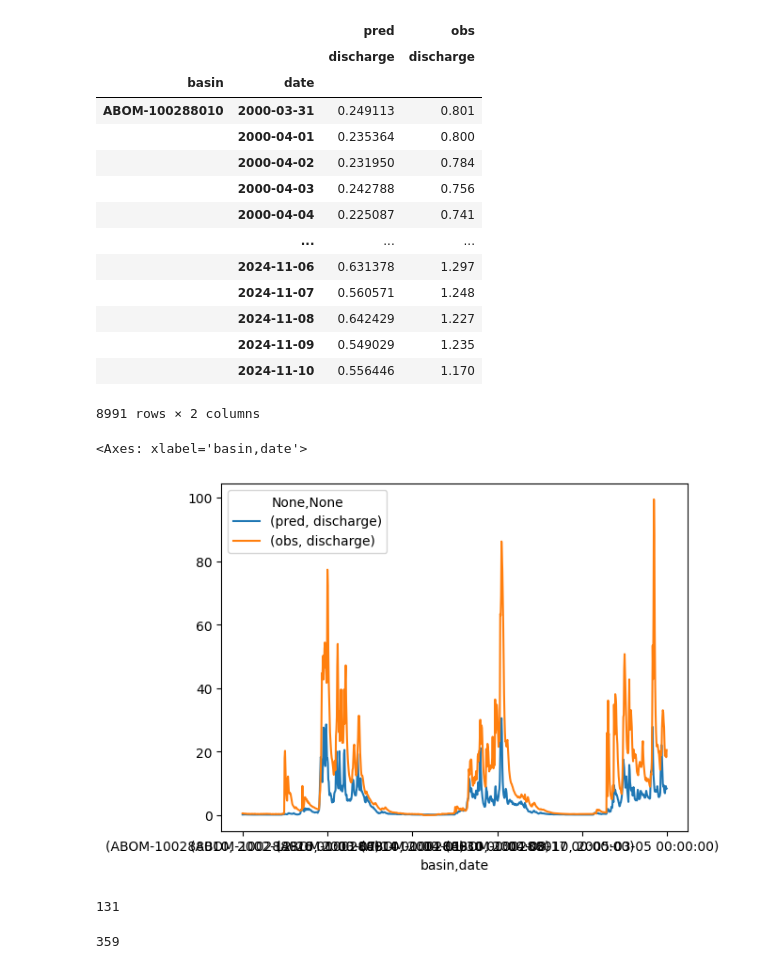
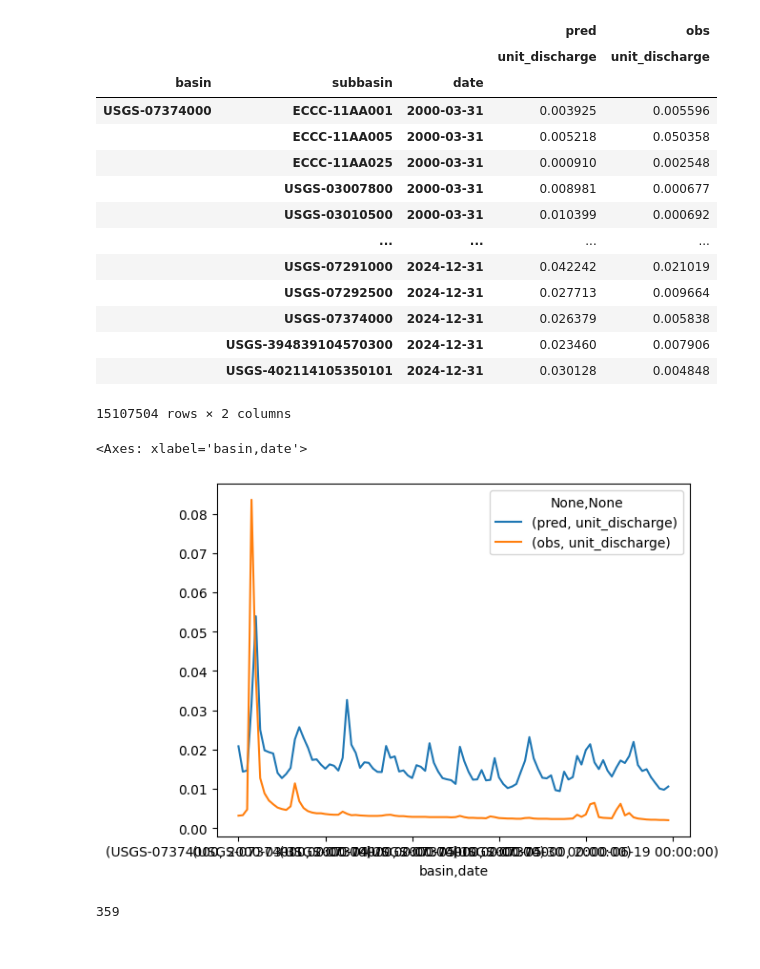
Before and after one commit to Fluvial-UMass/swot-ml, a Jupyter notebook: notebooks/multigraph_manual/plot_model.ipynb, the cells around one changed output. Saved outputs shown, nothing was run; the diff lists cells and outputs as text; code cells hidden in the pictures.

```diff
--- a/notebooks/multigraph_manual/plot_model.ipynb
+++ b/notebooks/multigraph_manual/plot_model.ipynb
@@ -5,44 +5,39 @@ import pickle
 import pandas as pd
 import matplotlib.pyplot as plt
 # %%
-run_dir = Path("/nas/cee-water/cjgleason/ted/swot-ml/runs/multigraph_manual/quick_test_20251202_155917")
+run_dir = Path("/nas/cee-water/cjgleason/ted/swot-ml/runs/mississippi/era5_spq_20251205_144234")
 
-results = pd.read_parquet(run_dir / 'results' / 'train_results.parquet')
+results = pd.read_parquet(run_dir / 'results' / 'test_results.parquet')
 # with open(run_dir / 'results' / "test_metrics.pkl", 'rb') as f:
 #     bulk_m, basin_m = pickle.load(f)
 
 # bulk_m
 # %%
-df = results.xs('ABOM-100288010', level='subbasin')
-df
+results
 # %% [output]
-|  |  | pred | obs |
-|  |  | discharge | discharge |
-| basin | date |  |  |
-| ABOM-100288010 | 2000-03-31 | 0.249113 | 0.801 |
-|  | 2000-04-01 | 0.235364 | 0.800 |
-|  | 2000-04-02 | 0.231950 | 0.784 |
-|  | 2000-04-03 | 0.242788 | 0.756 |
-|  | 2000-04-04 | 0.225087 | 0.741 |
-|  | ... | ... | ... |
-|  | 2024-11-06 | 0.631378 | 1.297 |
-|  | 2024-11-07 | 0.560571 | 1.248 |
-|  | 2024-11-08 | 0.642429 | 1.227 |
-|  | 2024-11-09 | 0.549029 | 1.235 |
-|  | 2024-11-10 | 0.556446 | 1.170 |
+|  |  |  | pred | obs |
+|  |  |  | unit_discharge | unit_discharge |
+| basin | subbasin | date |  |  |
+| USGS-07374000 | ECCC-11AA001 | 2000-03-31 | 0.003925 | 0.005596 |
+|  | ECCC-11AA005 | 2000-03-31 | 0.005218 | 0.050358 |
+|  | ECCC-11AA025 | 2000-03-31 | 0.000910 | 0.002548 |
+|  | USGS-03007800 | 2000-03-31 | 0.008981 | 0.000677 |
+|  | USGS-03010500 | 2000-03-31 | 0.010399 | 0.000692 |
+|  | ... | ... | ... | ... |
+|  | USGS-07291000 | 2024-12-31 | 0.042242 | 0.021019 |
+|  | USGS-07292500 | 2024-12-31 | 0.027713 | 0.009664 |
+|  | USGS-07374000 | 2024-12-31 | 0.026379 | 0.005838 |
+|  | USGS-394839104570300 | 2024-12-31 | 0.023460 | 0.007906 |
+|  | USGS-402114105350101 | 2024-12-31 | 0.030128 | 0.004848 |
-8991 rows × 2 columns
+15107504 rows × 2 columns
+# %%
+df = results.xs('USGS-07374000', level='subbasin')
 # %%
-df.iloc[1000:2000].plot()
+df.iloc[0:100].plot()
 # %% [output]
 <Axes: xlabel='basin,date'>
-[figure, old version]
+[figure, new version]
 # %%
 import evaluate
 bulk_m = evaluate.metrics.get_all_metrics(results)
 basin_m = evaluate.metrics.get_basin_metrics(results)
-# %%
-bad_gauge_path = '/nas/cee-water/cjgleason/ted/swot-ml/data/multigraph/metadata/matching/bad_gauges.txt'
-bad_gauges = pd.read_csv(bad_gauge_path, header=None)[0].to_list()
-print(len(bad_gauges))
-# %% [output]
-131
```
Also changed, not shown: parts of 1 cell of this notebook, 5 other files.
